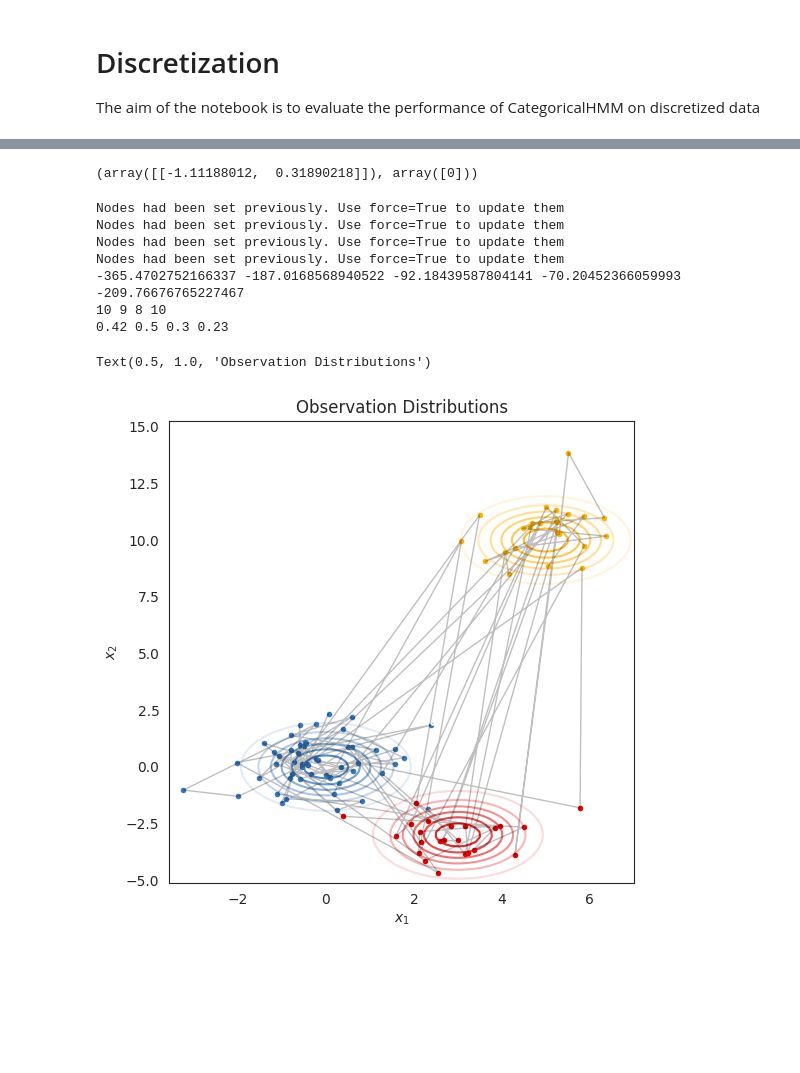
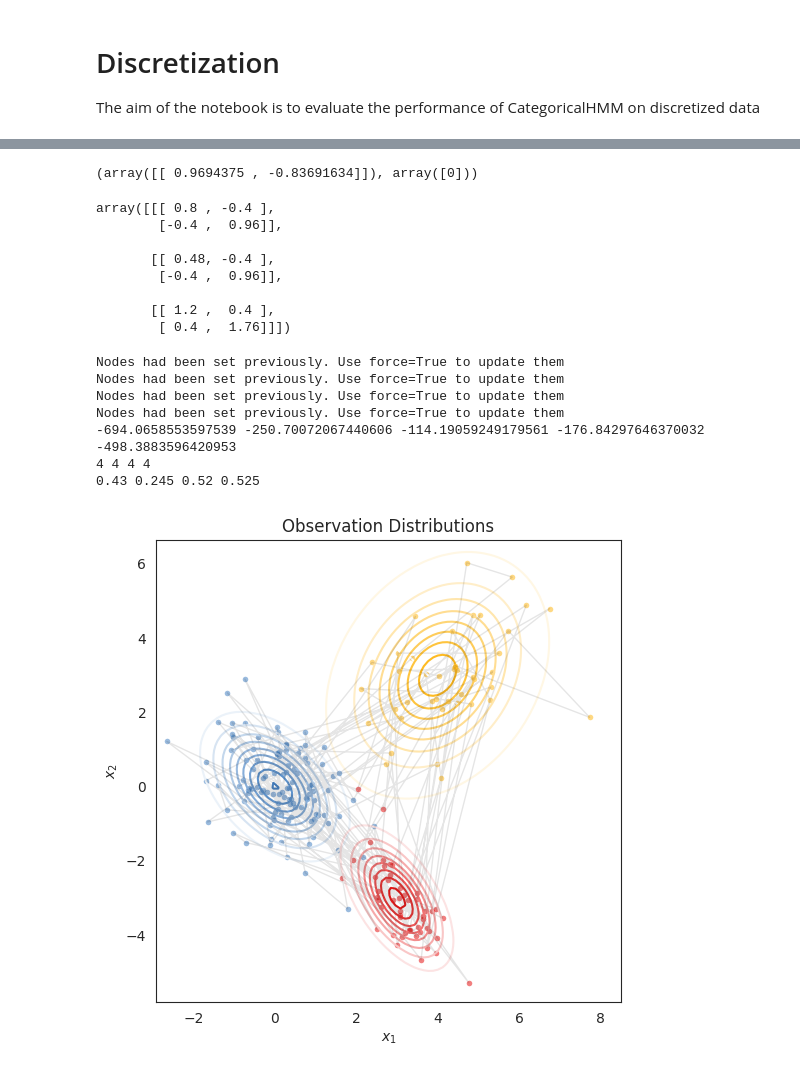
Before and after one commit to kabalce/FlowHMM, a Jupyter notebook: evaluation/1_discretiztion.ipynb, the cells around one changed output, grey strips where cells are left out. Cells and saved outputs as stored; diff of their text form; code cells hidden in the pictures; blank space fills up the shorter version.

Commit message:
change metric and scratch of visualisations experiment 1

```diff
--- a/evaluation/1_discretiztion.ipynb
+++ b/evaluation/1_discretiztion.ipynb
@@ -22,13 +22,17 @@ import seaborn as sns
 sns.set_style("white")
 # sns.set_context("talk")
 
+# https://xkcd.com/color/rgb/
+
 color_names = [
     "windows blue",
     "red",
     "amber",
     "faded green",
     "dusty purple",
-    "orange"
+    "orange",
+    "light cyan",
+    "pastel pink"
     ]
 
 colors = sns.xkcd_palette(color_names)
@@ -44,12 +59,23 @@ model.transmat_ = np.array([[0.7, 0.2, 0.1],
                             [0.3, 0.5, 0.2],
                             [0.3, 0.3, 0.4]])
 
-model.means_ = np.array([[0.0, 0.0], [3.0, -3.0], [5.0, 10.0]])
-model.covars_ = np.tile(np.identity(2), (3, 1, 1))
+model.means_ = np.array([[0.0, 0.0], [3.0, -3.0], [4.0, 3.0]])
+model.covars_ = np.array([[[1, -.5], [-.5, 1.2]], [[.6, -.5], [-.5, 1.2]], [[1.5, .5], [.5, 2.2]]]) * .8
 
 model.sample(1)
 # %% [output]
-(array([[-1.11188012,  0.31890218]]), array([0]))
+(array([[ 0.9694375 , -0.83691634]]), array([0]))
+# %%
+model.covars_
+# %% [output]
+array([[[ 0.8 , -0.4 ],
+        [-0.4 ,  0.96]],
+
+       [[ 0.48, -0.4 ],
+        [-0.4 ,  0.96]],
+
+       [[ 1.2 ,  0.4 ],
+        [ 0.4 ,  1.76]]])
 # %%
 norm1 = multivariate_normal(model.means_[0], model.covars_[0])
 norm2 = multivariate_normal(model.means_[1], model.covars_[1])
@@ -63,12 +91,13 @@ def acc(myHMM, Xd, Z):
 # %%
-sample_size = sample_sizes[0]
+sample_size = sample_sizes[3]
+number_of_nodes = nodes_numbers[2]
 X, Z = model.sample(sample_size)
 ll_target = model.score(X)
 
-myHMM1 = DiscreteHMM('random', 10, 3)
-myHMM2 = DiscreteHMM('uniform', 10, 3)
-myHMM3 = DiscreteHMM('latin_cube_u', 10, 3)
-myHMM4 = DiscreteHMM('latin_cube_q', 10, 3)
+myHMM1 = DiscreteHMM('random', number_of_nodes, 3)
+myHMM2 = DiscreteHMM('uniform', number_of_nodes, 3)
+myHMM3 = DiscreteHMM('latin_cube_u', number_of_nodes, 3)
+myHMM4 = DiscreteHMM('latin_cube_q', number_of_nodes, 3)
 
 myHMM1.fit(X)
 myHMM2.fit(X)
@@ -95,29 +124,32 @@ Nodes had been set previously. Use force=True to update them
 Nodes had been set previously. Use force=True to update them
 Nodes had been set previously. Use force=True to update them
 Nodes had been set previously. Use force=True to update them
--365.4702752166337 -187.0168568940522 -92.18439587804141 -70.20452366059993 -209.76676765227467
-10 9 8 10
-0.42 0.5 0.3 0.23
+-694.0658553597539 -250.70072067440606 -114.19059249179561 -176.84297646370032 -498.3883596420953
+4 4 4 4
+0.43 0.245 0.52 0.525
 # %%
 x1, y1 = X.min(axis=0) * 1.1
 x2, y2 = X.max(axis=0) * 1.1
 
 XX, YY = np.meshgrid(np.linspace(x1, x2, 100), np.linspace(y1, y2, 100))
 data = np.column_stack((XX.ravel(), YY.ravel()))
 input = np.zeros((data.shape[0], 0))
 mask = np.ones_like(data, dtype=bool)
 tag = None
 lls = np.concatenate([norm1.pdf(data).reshape(-1, 1), norm2.pdf(data).reshape(-1, 1), norm3.pdf(data).reshape(-1, 1)], axis=1)
 
 plt.figure(figsize=(6, 6))
 for k in range(3):
-    plt.contour(XX, YY, np.exp(lls[:,k]).reshape(XX.shape), cmap=white_to_color_cmap(colors[k]))
-    plt.plot(X[Z==k, 0], X[Z==k, 1], 'o', mfc=colors[k], mec='none', ms=4)
+    plt.plot(X[Z==k, 0], X[Z==k, 1], 'o', mfc=colors[k], mec='none', ms=4, alpha=.5)
 
-plt.plot(X[:,0], X[:,1], '-k', lw=1, alpha=.25)
+for k in range(3):
+    plt.contour(XX, YY, np.exp(lls[:,k]).reshape(XX.shape), cmap=white_to_color_cmap(colors[k]), levels=10)
+
+
+plt.plot(X[:,0], X[:,1], '-k', lw=1, alpha=.1)
 plt.xlabel("$x_1$")
 plt.ylabel("$x_2$")
 plt.title("Observation Distributions")
+plt.show()
 # %% [output]
-Text(0.5, 1.0, 'Observation Distributions')
-[figure, old version]
+[figure, new version]
```
Also changed, not shown: parts of 4 cells of this notebook, 1 other file.
